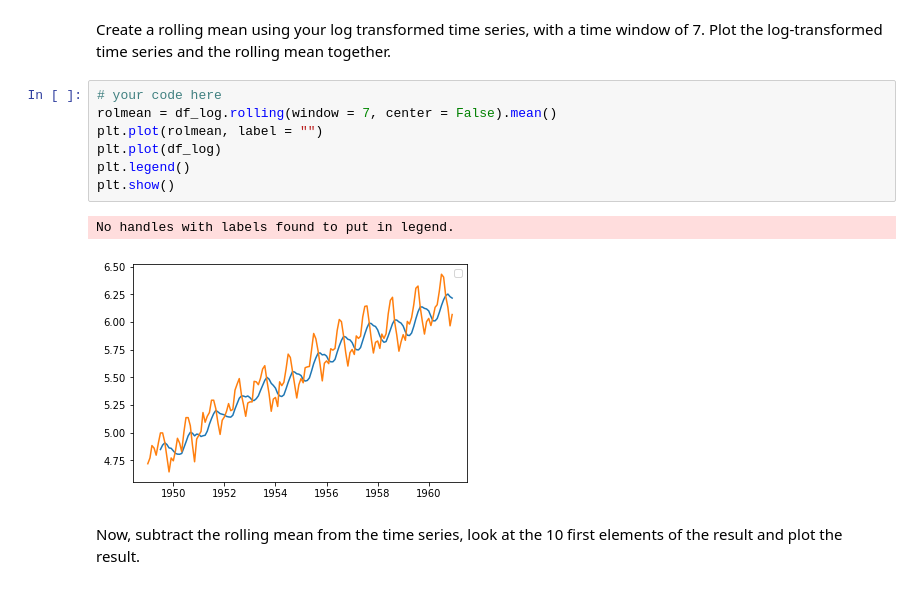
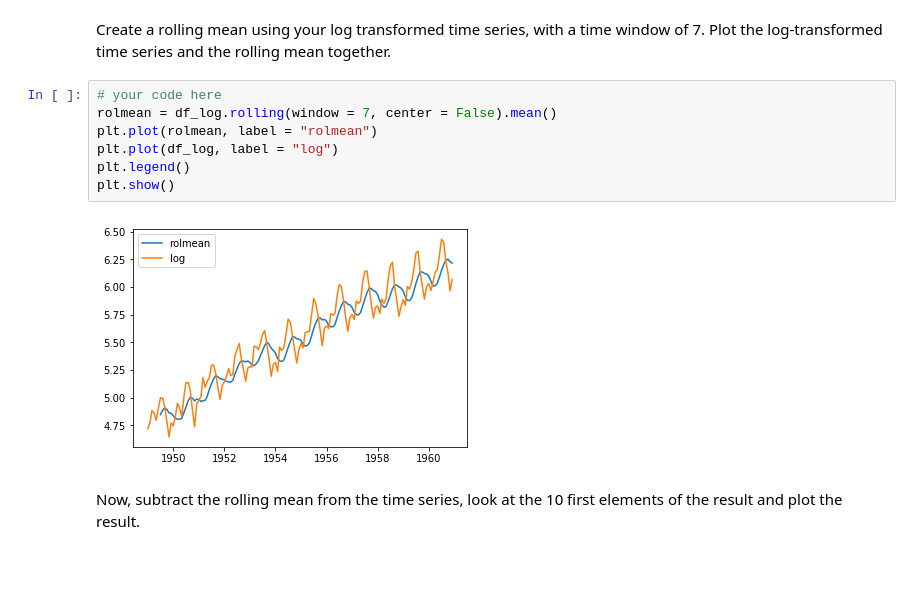
Before and after one commit to justinlee3/dsc-enterprise-hsbc-removing-trends-lab-hsbc-ds-081319, a Jupyter notebook: index.ipynb, the cells around one changed output. Drawn from its saved outputs; the diff is of its cells as text.

```diff
--- a/index.ipynb
+++ b/index.ipynb
@@ -134,13 +134,12 @@ Create a rolling mean using your log transformed time series, with a time window
 # %%
 # your code here
 rolmean = df_log.rolling(window = 7, center = False).mean()
-plt.plot(rolmean, label = "")
-plt.plot(df_log)
+plt.plot(rolmean, label = "rolmean")
+plt.plot(df_log, label = "log")
 plt.legend()
 plt.show()
 # %% [output]
-No handles with labels found to put in legend.
-[figure, old version]
+[figure, new version]
 # %% [markdown]
 Now, subtract the rolling mean from the time series, look at the 10 first elements of the result and plot the result.
 # %%
```
